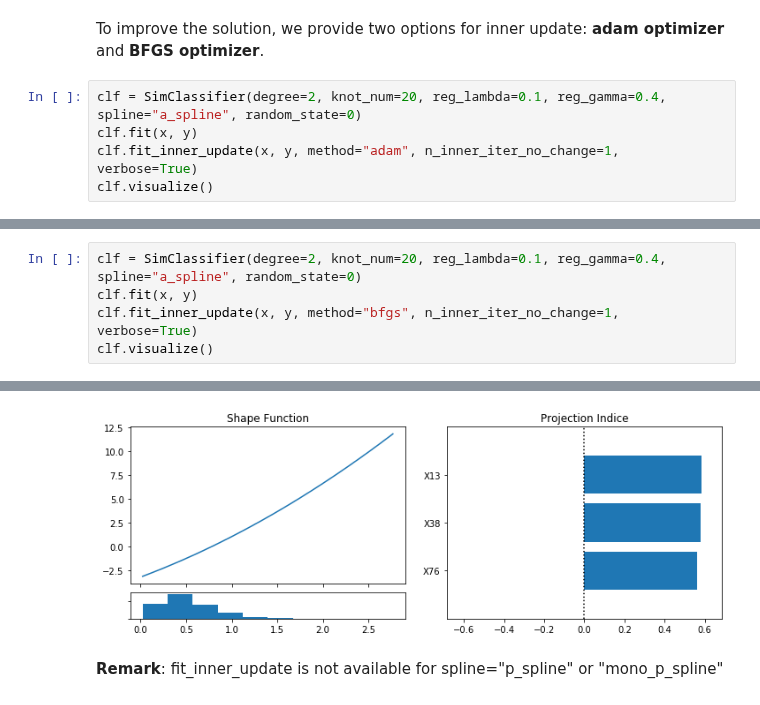
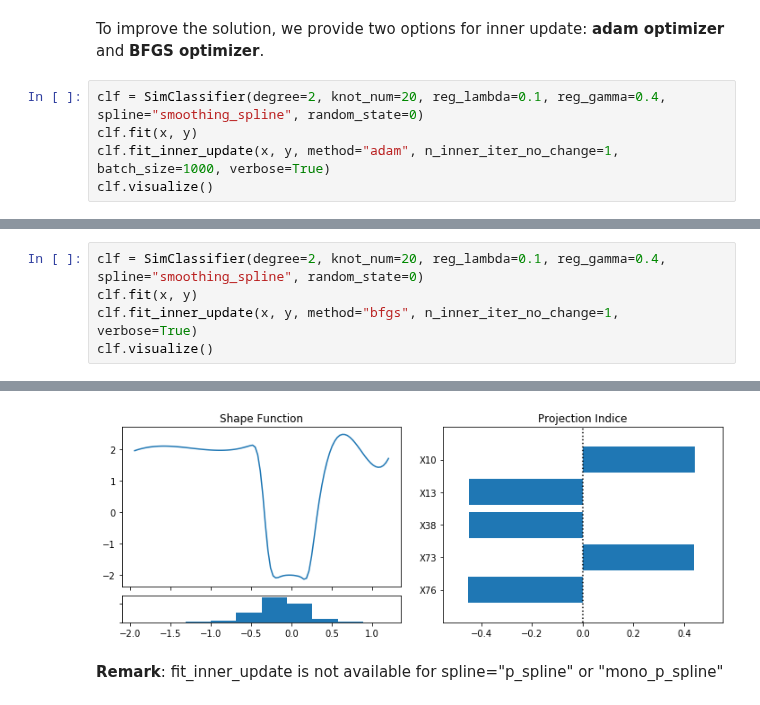
Before and after one commit to ZebinYang/pysim, a Jupyter notebook: example/SIM Classification by Stein's Method.ipynb, the cells around one changed output, grey strips where cells are left out. Saved outputs shown, nothing was run; the diff lists cells and outputs as text.

```diff
--- a/example/SIM Classification by Stein's Method.ipynb
+++ b/example/SIM Classification by Stein's Method.ipynb
@@ -232,8 +232,8 @@ Wall time: 2.5 s
 # %% [markdown]
 To improve the solution, we provide two options for inner update: **adam optimizer** and **BFGS optimizer**.
 # %%
-clf = SimClassifier(degree=2, knot_num=20, reg_lambda=0.1, reg_gamma=0.4, spline="a_spline", random_state=0)
+clf = SimClassifier(degree=2, knot_num=20, reg_lambda=0.1, reg_gamma=0.4, spline="smoothing_spline", random_state=0)
 clf.fit(x, y)
-clf.fit_inner_update(x, y, method="adam", n_inner_iter_no_change=1, verbose=True)
+clf.fit_inner_update(x, y, method="adam", n_inner_iter_no_change=1, batch_size=1000, verbose=True)
 clf.visualize()
 # %% [output]
@@ -258,5 +258,5 @@ Inner iter: 8 epoch: 8 with validation loss: 0.14502
 # %%
-clf = SimClassifier(degree=2, knot_num=20, reg_lambda=0.1, reg_gamma=0.4, spline="a_spline", random_state=0)
+clf = SimClassifier(degree=2, knot_num=20, reg_lambda=0.1, reg_gamma=0.4, spline="smoothing_spline", random_state=0)
 clf.fit(x, y)
 clf.fit_inner_update(x, y, method="bfgs", n_inner_iter_no_change=1, verbose=True)
 clf.visualize()
@@ -266,3 +267,3 @@ Inner iter: 2 with validation loss: 0.42279
-[figure, old version]
+[figure, new version]
 # %% [markdown]
 **Remark**: fit_inner_update is not available for spline="p_spline" or "mono_p_spline"
```
Also changed, not shown: parts of 2 cells of this notebook, 1 other file.
